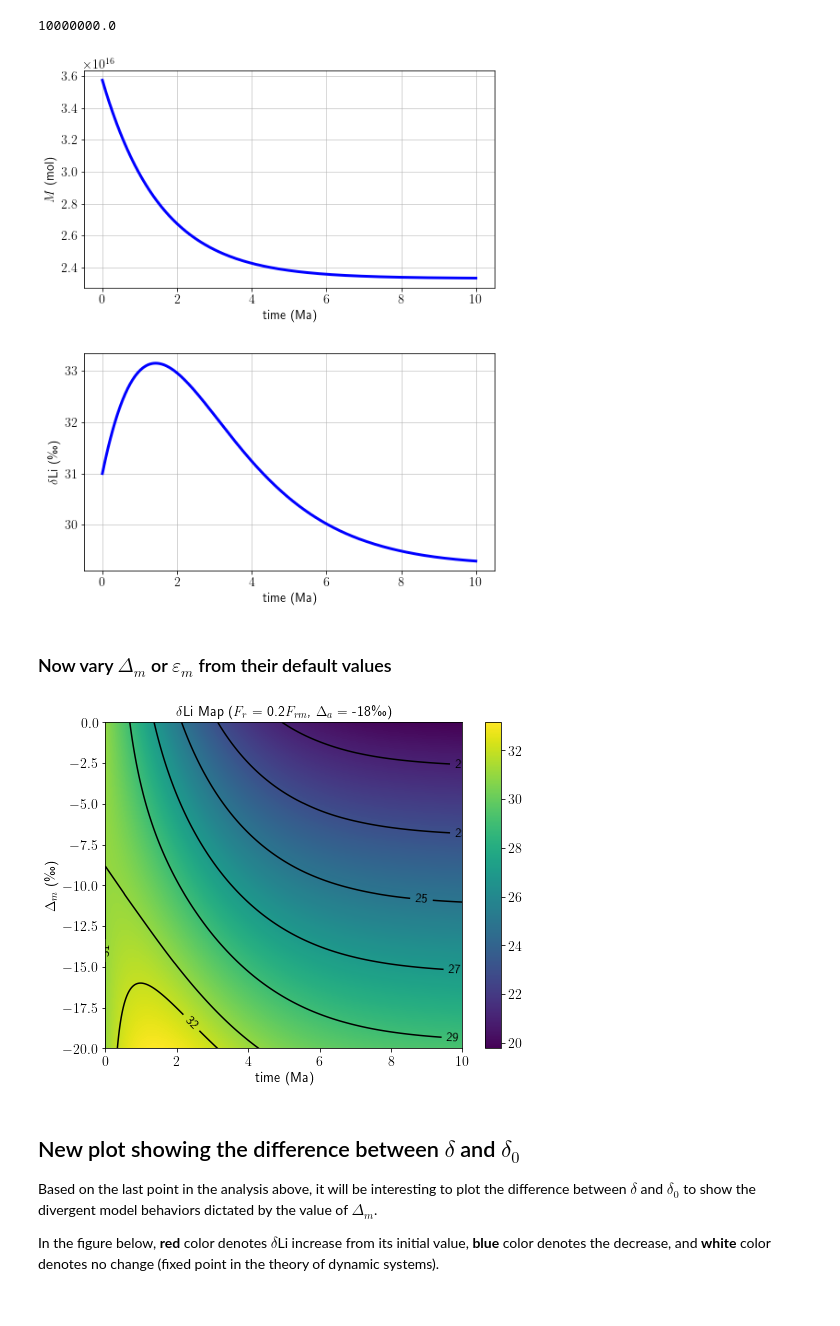
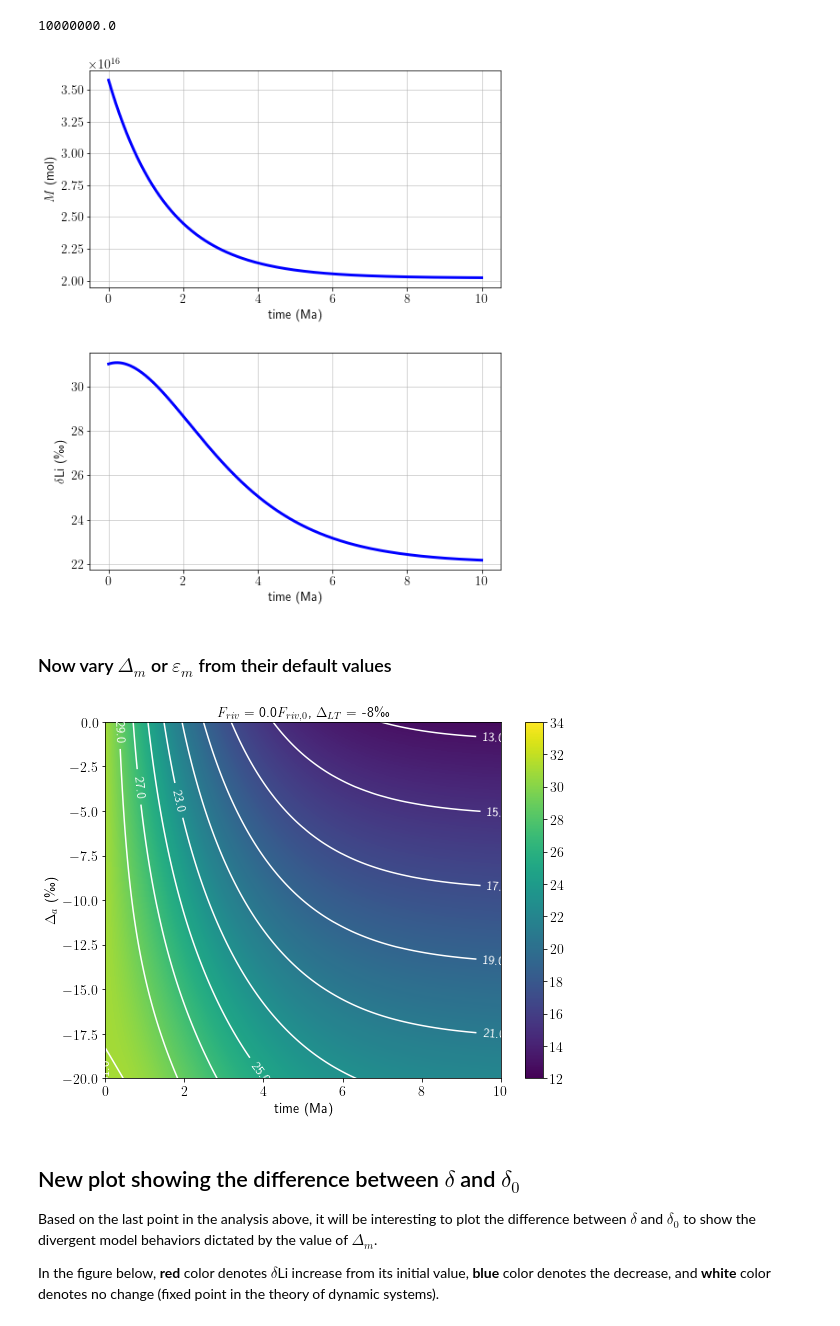
Before and after one commit to eart0381/BoxModel, a Jupyter notebook: ODE_solve2.ipynb, the cells around one changed output. Saved outputs shown, nothing was run; the diff lists cells and outputs as text; code cells hidden in the pictures.

Commit message:
code: refined plotting script

```diff
--- a/ODE_solve2.ipynb
+++ b/ODE_solve2.ipynb
@@ -99,7 +99,7 @@ F_m_0 = 1.1e10
 F_a_0 = 1.2e10
 
 F_r_modern = 1e10
-fraction   = 0.2
+fraction   = 0.0
 
 F_r_0 = fraction*F_r_modern   # river flux, modern value is 1e10 mol/yr
 M0    = 3.575e16
@@ -108,7 +108,7 @@ R_std = 1/0.082757 # used for conversion between ratio values and delta values
 
 delta_r_d = 0.023
 delta_h_d = 0.0083
-Delta_a_d = -0.018 # Note this is  delta_seawater - delta_a
+Delta_a_d = -0.008 # Note this is  delta_seawater - delta_a
 Delta_m_d = -0.02  # Note this is  delta_seawater - delta_m
 # %% [markdown]
 ### Plot for M(t)
@@ -225,7 +225,7 @@ plt.grid(which='major', alpha=0.65)
 plt.subplots_adjust(left=None, bottom=None, right=None, top=None, wspace=0.3, hspace=0.3)
 f.savefig('default-new.png', dpi = 300)
 # %% [output]
-[figure, old version]
+[figure, new version]
 # %% [markdown]
 ### Now vary $\Delta_m$ or $\varepsilon_m$ from their default values
 # %%
@@ -240,30 +240,31 @@ for i, epm in enumerate(ep_m_range):
     delta_mat[i] = (sol.y[0]/R_std - 1)     # convert ratio to delta value
 # %%
 fig     = plt.figure(figsize=(8,6))
+fig.set_tight_layout(True)
 
-mesh1   = plt.pcolormesh(t_grid/1e6, m_grid*1e3, delta_mat*1e3, cmap='viridis', shading='auto')
+mesh1   = plt.pcolormesh(t_grid/1e6, m_grid*1e3, delta_mat*1e3, cmap='viridis', vmin = 12, vmax = 34, shading='auto')
 plt.xlim(0,time_span[-1]/1e6)
 plt.ylim(dm_range[0]*1e3, 0)
-cbar = plt.colorbar()
+cbar = plt.colorbar(ticks=[12, 14, 16, 18, 20, 22, 24, 26, 28, 30, 32, 34])
 cbar.ax.tick_params(labelsize=FONT_SIZE)
 
 clevel  = [13, 15, 17, 19, 21, 23, 25, 27, 29, delta0*1e3, 32]
-cs      = plt.contour(t_grid/1e6, m_grid*1e3, delta_mat*1e3, levels=clevel, colors='k')
-labels  = plt.clabel(cs, inline=1, fontsize=13, fmt='%3.0f')
+cs      = plt.contour(t_grid/1e6, m_grid*1e3, delta_mat*1e3, levels=clevel, colors='w', linewidths=1.5)
+labels  = plt.clabel(cs, inline=1, fontsize=13, colors='w', fmt='%3.1f')
 
 fmt = ticker.ScalarFormatter(useMathText=True)
 fmt.set_scientific(True)
 fmt.set_powerlimits((-2, 2))
-plt.title(r'$\delta$Li Map ($F_r$ = 0.2$F_{rm}$, $\Delta_a$ = -18\textperthousand)', fontsize=FONT_SIZE)
+plt.title(r'$F_{riv}$ = 0.0$F_{riv,0}$, $\Delta_{LT}$ = -8\textperthousand', fontsize=FONT_SIZE)
 plt.xlabel('time (Ma)', fontsize=FONT_SIZE)
-plt.ylabel(r'$\Delta_m$ (\textperthousand)', fontsize=FONT_SIZE)
+plt.ylabel(r'$\Delta_a$ (\textperthousand)', fontsize=FONT_SIZE)
 plt.tick_params(labelsize=FONT_SIZE)
 plt.gca().yaxis.set_major_formatter(fmt)
-fig.savefig('delta_Li_map-new.png', dpi = 300)
+fig.savefig('delta_Li_map-new-g.png', dpi = 300)
 # plt.colorbar(mesh1, ax=ax1, orientation='horizontal')
 # ax1.text(1.0, 0.9, r"$\phi'$", fontweight="bold", fontsize="x-large")
 # %% [output]
-[figure, old version]
+[figure, new version]
 # %% [markdown]
 ## New plot showing the difference between $\delta$ and $\delta_0$
 
```
Also changed, not shown: parts of 2 cells of this notebook.
